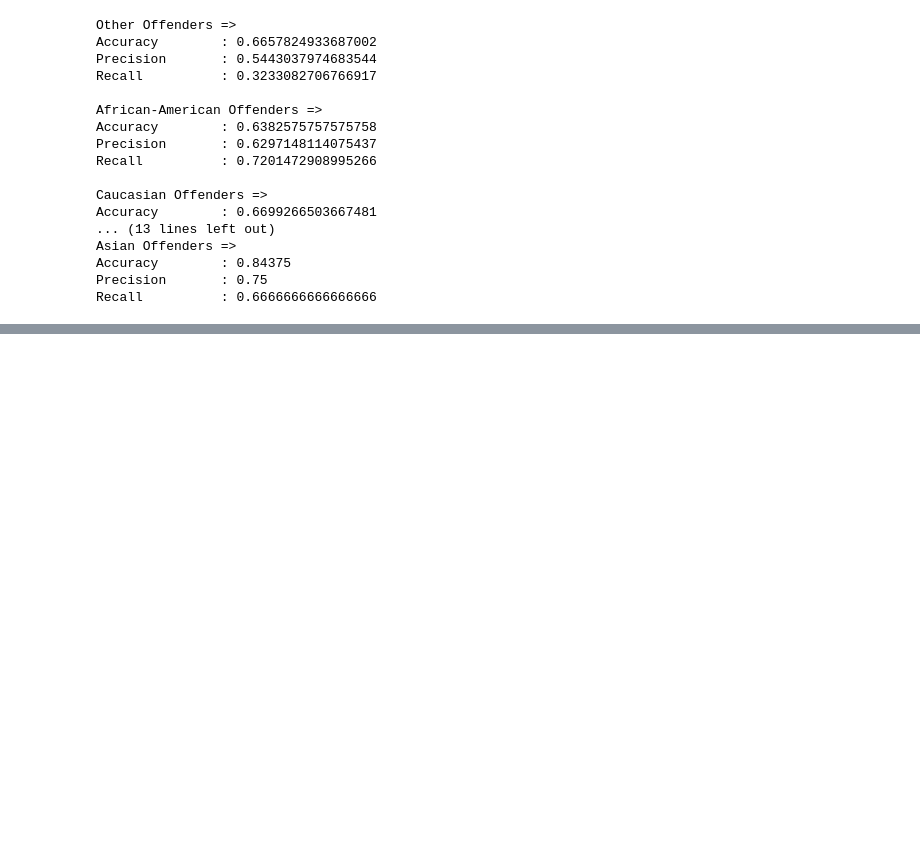
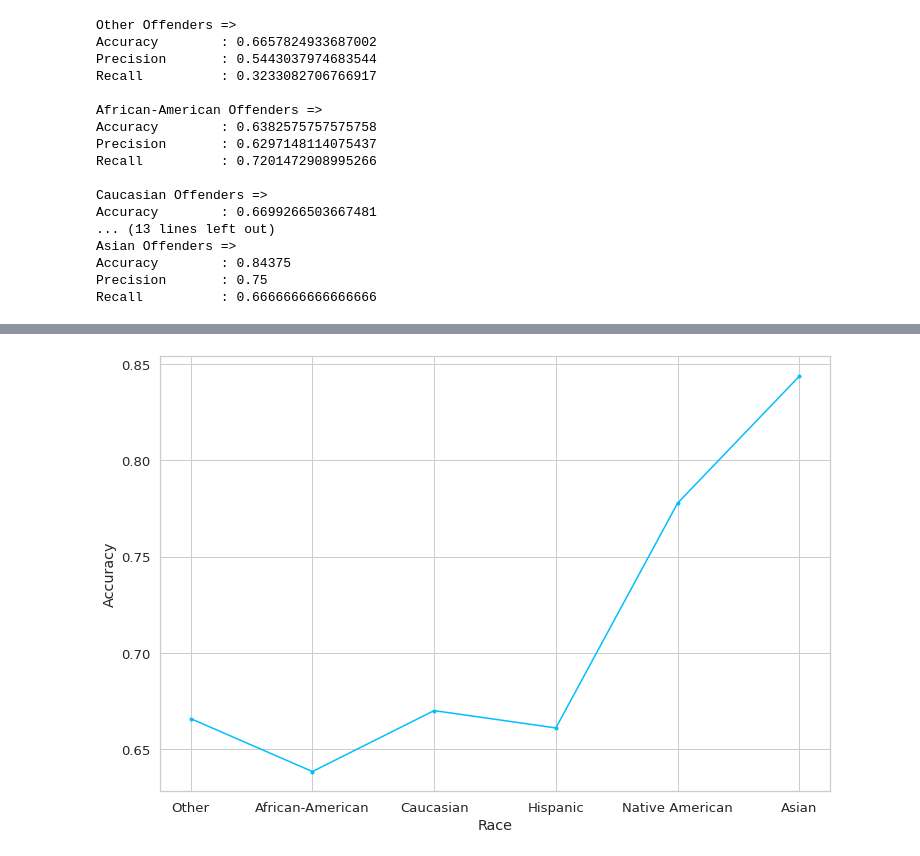
Before and after one commit to irmanfaqrizal/datascience, a Jupyter notebook: firstpart.ipynb, the cells around one changed output, grey strips where cells are left out. Saved outputs shown, nothing was run; the diff lists cells and outputs as text; code cells hidden in the pictures; blank space fills up the shorter version.

```diff
--- a/firstpart.ipynb
+++ b/firstpart.ipynb
@@ -259,0 +267,11 @@ TO DO: the selected columns maybe incorrect (we could just simply change them),
+# %%
+Race = df['race']
+Race = Race.unique()
+
+Accuracy = [0.6657824933687002, 0.6382575757575758, 0.6699266503667481, 0.6609105180533752, 0.7777777777777778, 0.84375]
+plt.plot(Race, Accuracy, marker='.')
+plt.xlabel('Race')
+plt.ylabel('Accuracy')
+plt.show()
+# %% [output]
+[figure, added]
```
Also changed, not shown: parts of 14 cells of this notebook.
